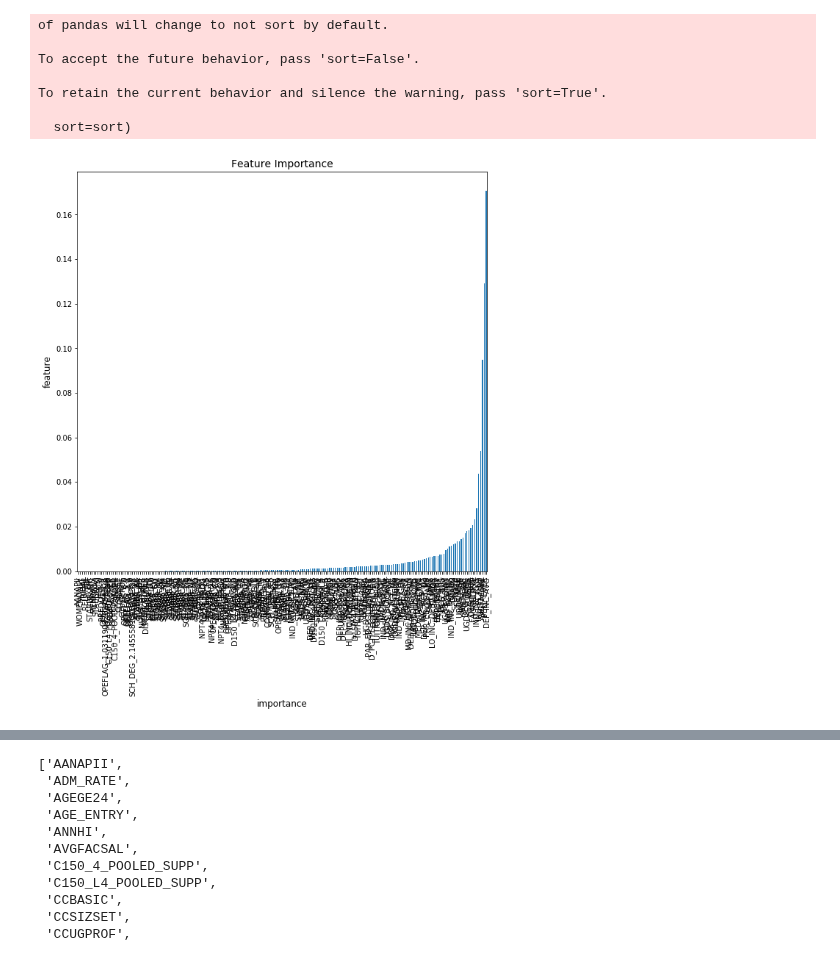
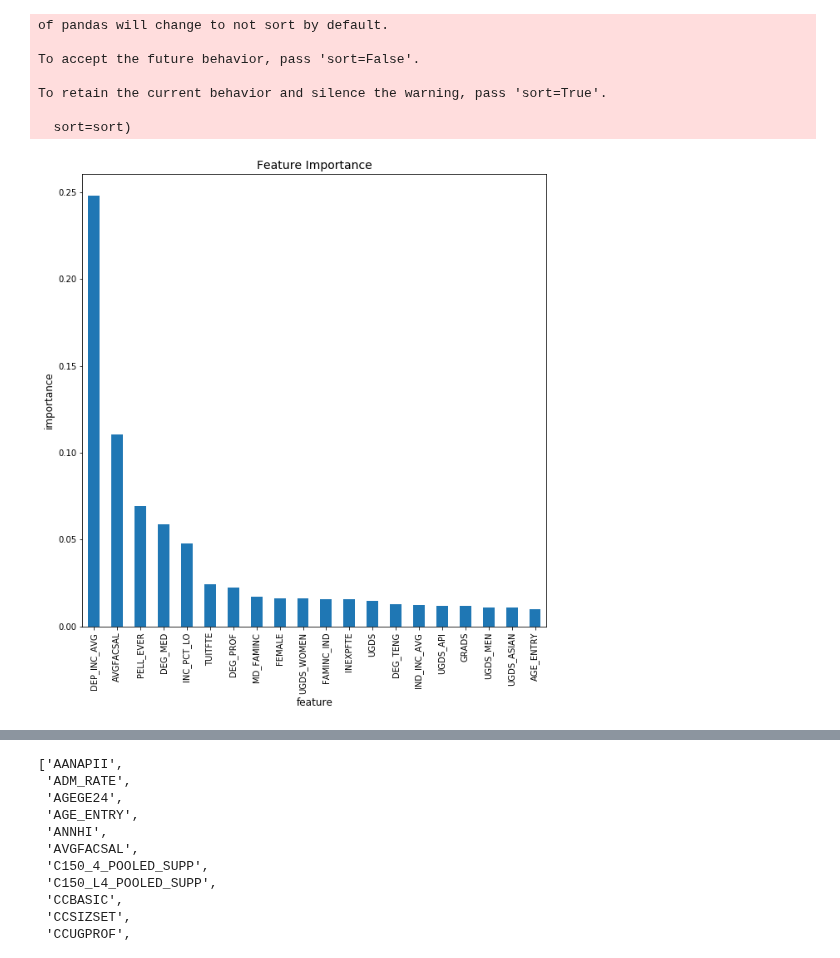
Before and after one commit to jeswan/post-secondary-education, a Jupyter notebook: sandbox_jesse.ipynb, the cells around one changed output, grey strips where cells are left out. Drawn from its saved outputs; the diff is of its cells as text; code cells hidden in the pictures.

Commit message:
removed modeling.py and latest changes to sandbox_jesse.

```diff
--- a/sandbox_jesse.ipynb
+++ b/sandbox_jesse.ipynb
@@ -12,10 +12,3 @@ from sklearn.decomposition import PCA
 # %% [output]
 The autoreload extension is already loaded. To reload it, use:
   %reload_ext autoreload
-# %%
-#collaps NPT features
-dfs = clean_data.getDataFramesFromFiles('../CollegeScorecard_Raw_Data/')
-clean_data.addYearAsLabel(dfs)
-clean_data.dropUselessColumn(dfs)
-clean_data.convertUnknownsToNans(dfs)
-clean_data.dropColsAllNans(dfs)
@@ -150,11 +97,11 @@ merged_df_no_id = merged_df.drop('UNITID', axis=1)
 # %%
 target = 'MD_EARN_WNE_P6'
 
 train, test = model.sampling_data(merged_df_no_id)
 x_train, y_train, x_test, y_test = model.split_data(train, test, target)
-est = 14
-sel = 1
+est = 20
 
-model.graph_feature_importance(x_train, y_train, x_test, est, model.RF)
+(feature_importance, gcb, preds) = model.run_model(x_train, y_train, x_test, est, model.RF)
+model.graph_feature_importance(feature_importance, x_train)
 # %% [output]
-[figure, old version]
+[figure, new version]
```
Also changed, not shown: parts of 12 cells of this notebook, 3 other files.
